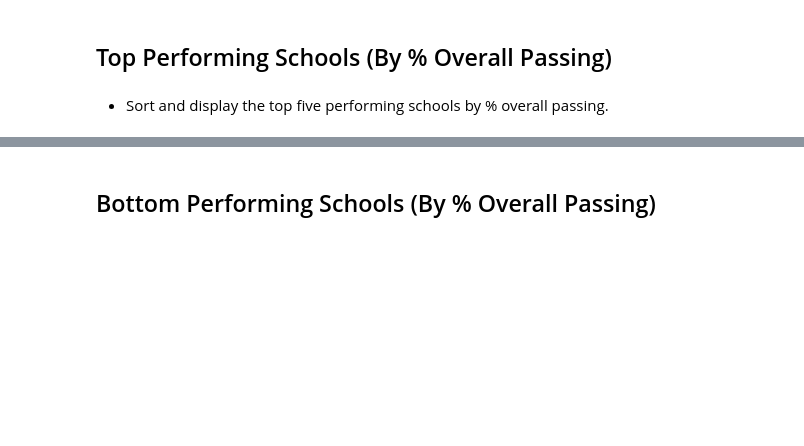
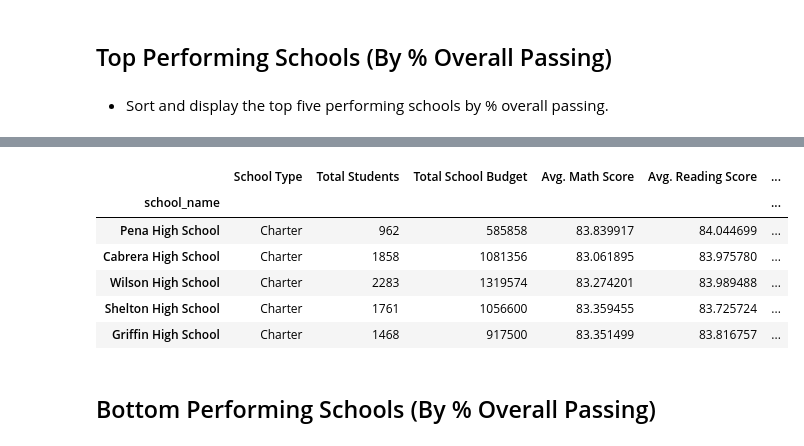
Before and after one commit to Mclark63/School-Performance-Analysis, a Jupyter notebook: PyCitySchools_Homework.ipynb, the cells around one changed output, grey strips where cells are left out. Cells and saved outputs as stored; diff of their text form; code cells hidden in the pictures; blank space fills up the shorter version.

```diff
--- a/PyCitySchools_Homework.ipynb
+++ b/PyCitySchools_Homework.ipynb
@@ -310,3 +246,14 @@ school_summary
+# %%
+top_performers = (school_summary.sort_values(["Percent Passing Math"], ascending=False)).head()
+top_performers
+# %% [output]
+|  | School Type | Total Students | Total School Budget | Avg. Math Score | Avg. Reading Score | ... |
+| school_name |  |  |  |  |  | ... |
+| Pena High School | Charter | 962 | 585858 | 83.839917 | 84.044699 | ... |
+| Cabrera High School | Charter | 1858 | 1081356 | 83.061895 | 83.975780 | ... |
+| Wilson High School | Charter | 2283 | 1319574 | 83.274201 | 83.989488 | ... |
+| Shelton High School | Charter | 1761 | 1056600 | 83.359455 | 83.725724 | ... |
+| Griffin High School | Charter | 1468 | 917500 | 83.351499 | 83.816757 | ... |
 # %% [markdown]
 ## Bottom Performing Schools (By % Overall Passing)
 # %% [markdown]
```
Also changed, not shown: parts of 25 cells of this notebook.
